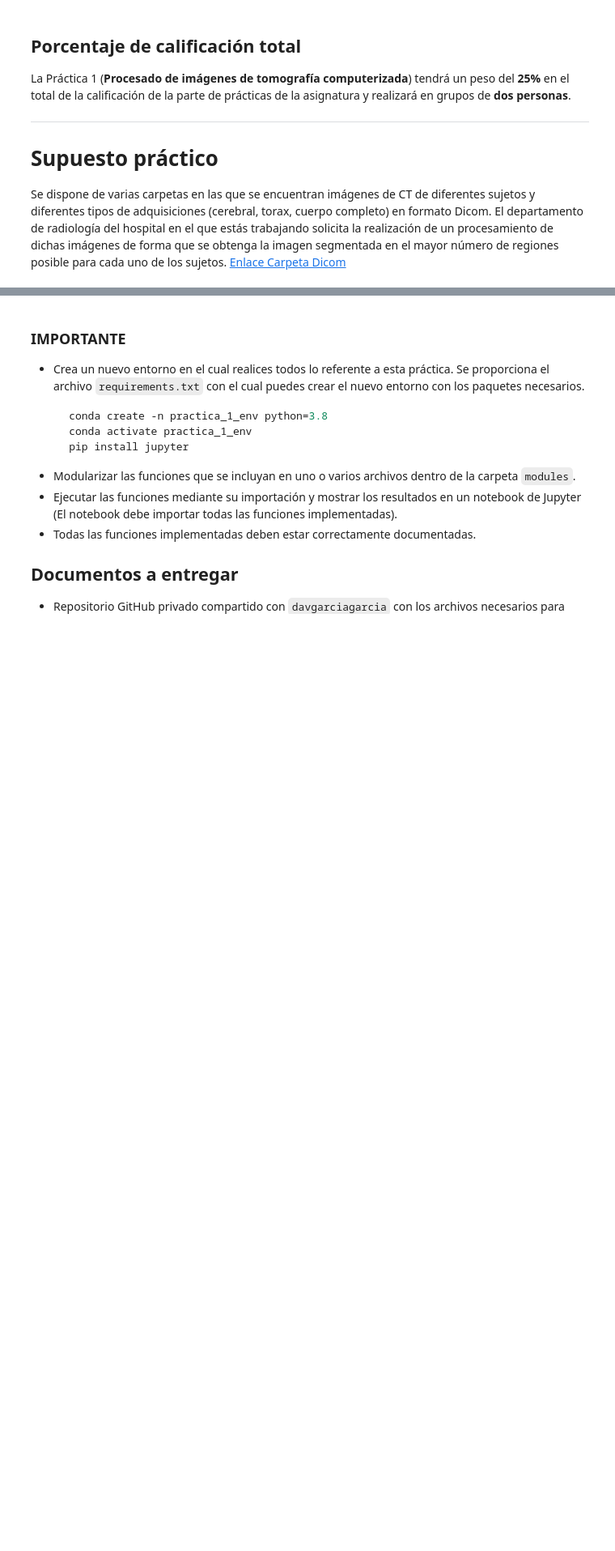
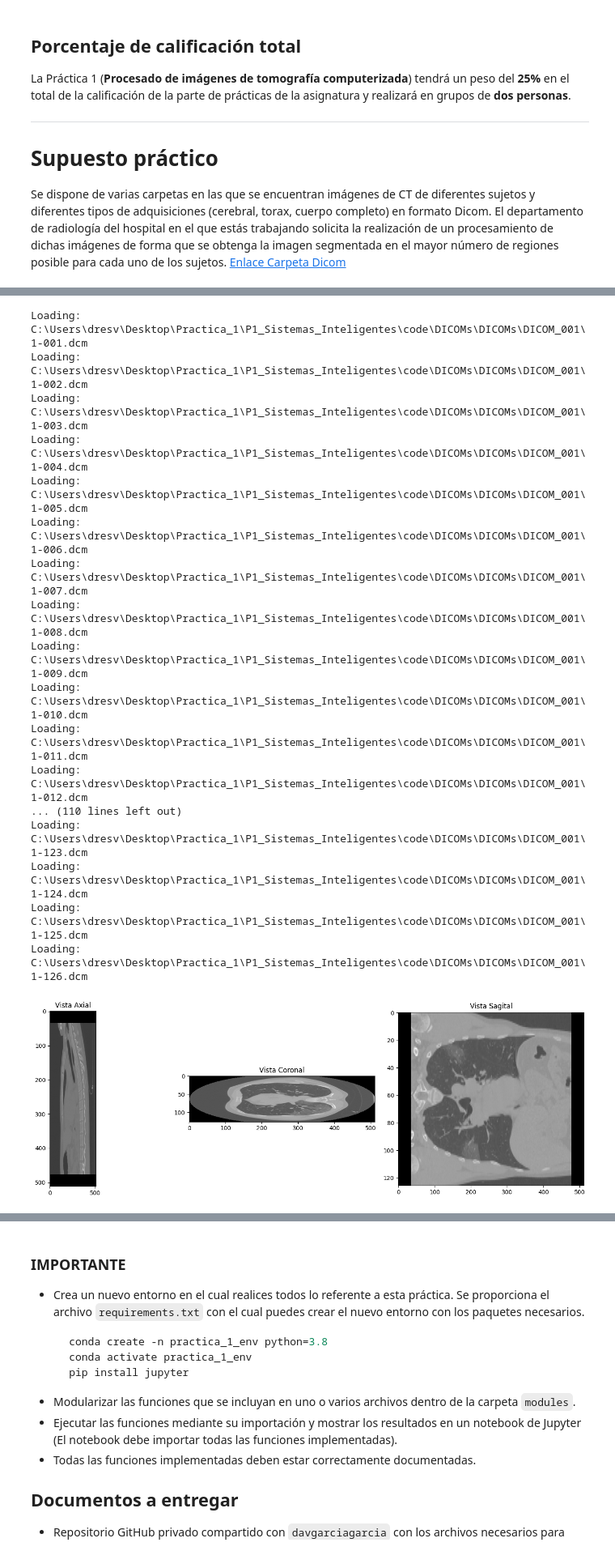
Before and after one commit to PaulaMartinezCamarero/P1_Sistemas_Inteligentes, a Jupyter notebook: code/Practica_1.ipynb, the cells around one changed output, grey strips where cells are left out. Shown at 81% size. Drawn from its saved outputs; the diff is of its cells as text; code cells hidden in the pictures; blank space fills up the shorter version.

```diff
--- a/code/Practica_1.ipynb
+++ b/code/Practica_1.ipynb
@@ -498,0 +522,51 @@ muestra_segmentacion(segmentacion, volumen, corte_medio)
+# %%
+import numpy as np
+import matplotlib.pyplot as plt
+from skimage.filters import threshold_otsu
+
+def SegmentarTejidos(volumen):
+    # Inicializar un volumen para las máscaras segmentadas
+    volumen_segmentado = np.zeros_like(volumen)
+    # Recorremos cada corte del volumen
+    for i in range(volumen.shape[0]):
+        # Obtener la imagen del corte actual
+        imagen = volumen[i]
+        # Calcular el umbral de Otsu
+        umbral = threshold_otsu(imagen)
+        # Aplicar el umbral para crear la máscara segmentada
+        volumen_segmentado[i] = imagen > umbral
+    return volumen_segmentado
+
+imagenes = Load_Slices(foldername)
+volumen, img_shape, aspectos, tamaño_voxel = CreaVolumen(imagenes)
+
+metadatos = MetadataDT(imagenes)
+modalidad = metadatos['Tipo de imagen']
+paciente = metadatos['Nombre del sujeto']
+
+MuestraVolumen(volumen, img_shape, aspectos[0], aspectos[1], aspectos[2])
+
+# Realizar la segmentación de tejidos
+volumen_segmentado = SegmentarTejidos(volumen)
+
+# Mostrar el resultado de la segmentación
+MuestraVolumen(volumen_segmentado, img_shape, aspectos[0], aspectos[1], aspectos[2])
+# %% [output]
+Loading: C:\Users\dresv\Desktop\Practica_1\P1_Sistemas_Inteligentes\code\DICOMs\DICOMs\DICOM_001\1-001.dcm
+Loading: C:\Users\dresv\Desktop\Practica_1\P1_Sistemas_Inteligentes\code\DICOMs\DICOMs\DICOM_001\1-002.dcm
+Loading: C:\Users\dresv\Desktop\Practica_1\P1_Sistemas_Inteligentes\code\DICOMs\DICOMs\DICOM_001\1-003.dcm
+Loading: C:\Users\dresv\Desktop\Practica_1\P1_Sistemas_Inteligentes\code\DICOMs\DICOMs\DICOM_001\1-004.dcm
+Loading: C:\Users\dresv\Desktop\Practica_1\P1_Sistemas_Inteligentes\code\DICOMs\DICOMs\DICOM_001\1-005.dcm
+Loading: C:\Users\dresv\Desktop\Practica_1\P1_Sistemas_Inteligentes\code\DICOMs\DICOMs\DICOM_001\1-006.dcm
+Loading: C:\Users\dresv\Desktop\Practica_1\P1_Sistemas_Inteligentes\code\DICOMs\DICOMs\DICOM_001\1-007.dcm
+Loading: C:\Users\dresv\Desktop\Practica_1\P1_Sistemas_Inteligentes\code\DICOMs\DICOMs\DICOM_001\1-008.dcm
+Loading: C:\Users\dresv\Desktop\Practica_1\P1_Sistemas_Inteligentes\code\DICOMs\DICOMs\DICOM_001\1-009.dcm
+Loading: C:\Users\dresv\Desktop\Practica_1\P1_Sistemas_Inteligentes\code\DICOMs\DICOMs\DICOM_001\1-010.dcm
+Loading: C:\Users\dresv\Desktop\Practica_1\P1_Sistemas_Inteligentes\code\DICOMs\DICOMs\DICOM_001\1-011.dcm
+Loading: C:\Users\dresv\Desktop\Practica_1\P1_Sistemas_Inteligentes\code\DICOMs\DICOMs\DICOM_001\1-012.dcm
+... (110 lines left out)
+Loading: C:\Users\dresv\Desktop\Practica_1\P1_Sistemas_Inteligentes\code\DICOMs\DICOMs\DICOM_001\1-123.dcm
+Loading: C:\Users\dresv\Desktop\Practica_1\P1_Sistemas_Inteligentes\code\DICOMs\DICOMs\DICOM_001\1-124.dcm
+Loading: C:\Users\dresv\Desktop\Practica_1\P1_Sistemas_Inteligentes\code\DICOMs\DICOMs\DICOM_001\1-125.dcm
+Loading: C:\Users\dresv\Desktop\Practica_1\P1_Sistemas_Inteligentes\code\DICOMs\DICOMs\DICOM_001\1-126.dcm
+[figure, added]
```
Also changed, not shown: parts of 14 cells of this notebook.
